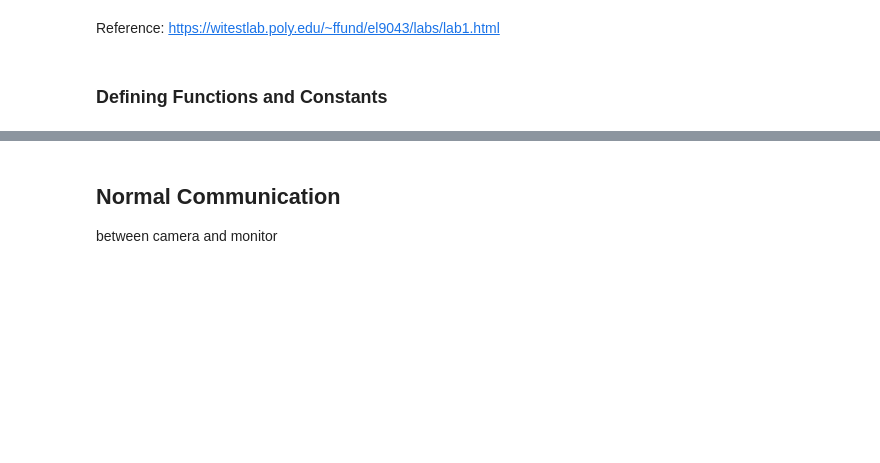
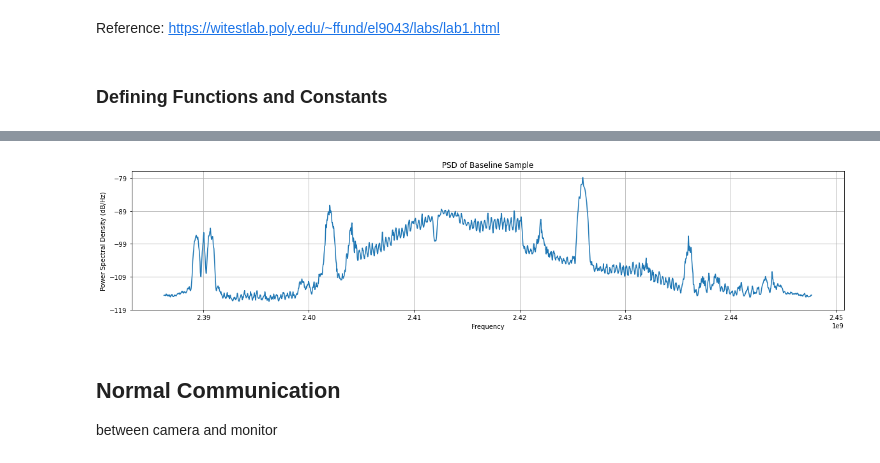
Before and after one commit to thetaspirit/sdr-capture-analysis, a Jupyter notebook: Capture Analysis.ipynb, the cells around one changed output, grey strips where cells are left out. Saved outputs shown, nothing was run; the diff lists cells and outputs as text; code cells hidden in the pictures; blank space fills up the shorter version.

```diff
--- a/Capture Analysis.ipynb
+++ b/Capture Analysis.ipynb
@@ -42,3 +52,7 @@ def plotConstellation(dat):
+# %%
+plotPSD(loadData(f"{TARGET_DIR}nothing"), "PSD of Baseline Sample", 2.417e9)
+# %% [output]
+[figure, added]
 # %% [markdown]
 ## Normal Communication
 between camera and monitor
```
Also changed, not shown: parts of 8 cells of this notebook, 1 other file.
